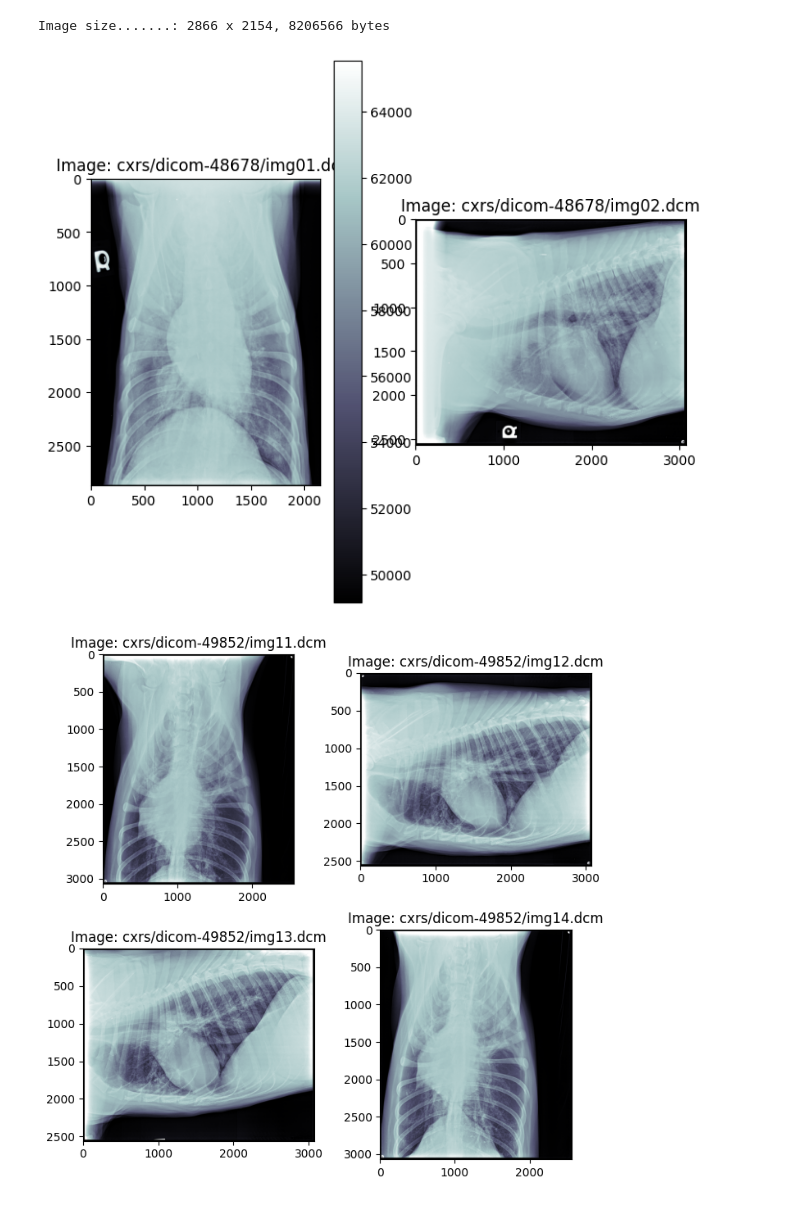
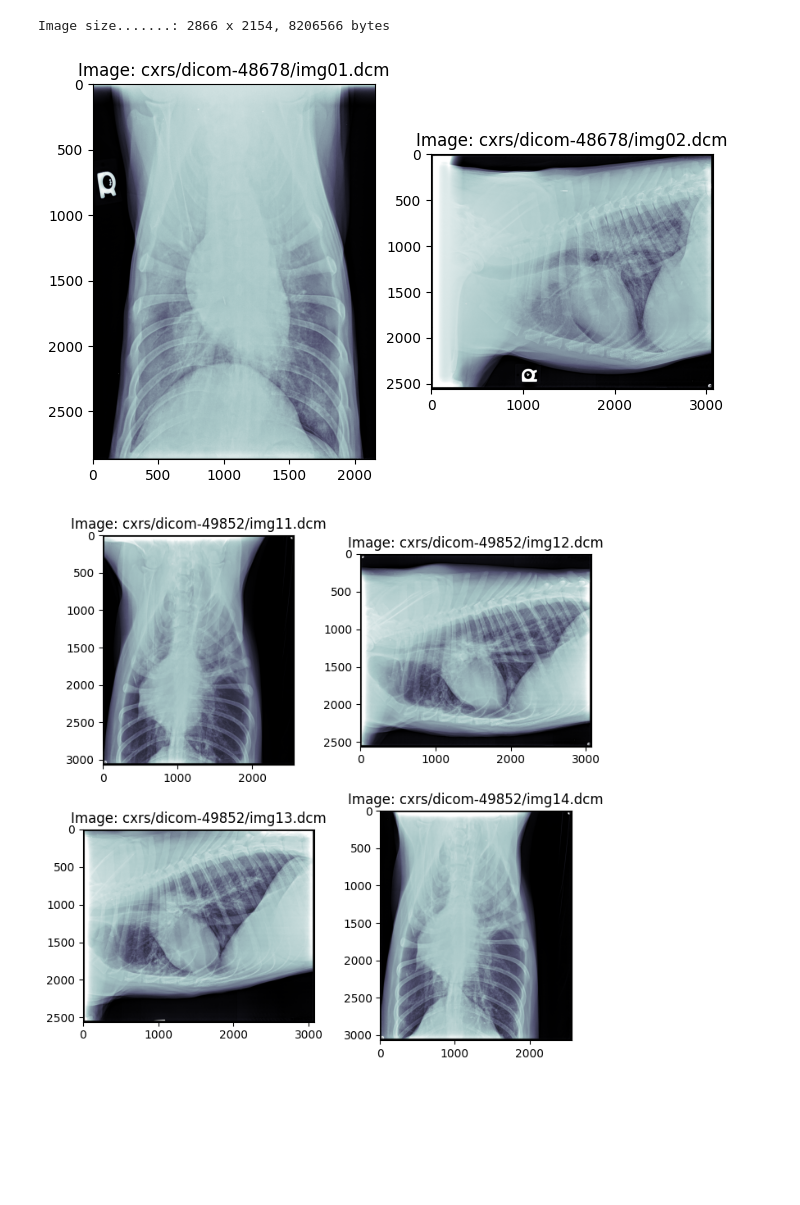
Before and after one commit to Amino21786/LMSMedicalSummerSchoolandConference, a Jupyter notebook: Summer School/CXRSChallenge/LMSPydicom.ipynb, the cells around one changed output. Saved outputs shown, nothing was run; the diff lists cells and outputs as text; code cells hidden in the pictures; blank space fills up the shorter version.

```diff
--- a/Summer School/CXRSChallenge/LMSPydicom.ipynb
+++ b/Summer School/CXRSChallenge/LMSPydicom.ipynb
@@ -49,14 +59,14 @@ Image size.......: 2866 x 2154, 8206566 bytes
 # %%
 fig, axs = plt.subplots(1, 2, figsize=(8, 8))
 axs[0].imshow(img1, cmap=plt.cm.bone)
 
 axs[0].set_title("Image: {0}".format(image01))
 axs[1].imshow(img2, cmap=plt.cm.bone)
 axs[1].set_title("Image: {0}".format(image02))
-fig.colorbar(ax=axs[0], mappable=axs[0].images[0], orientation='vertical', fraction=0.1)
+#fig.colorbar(ax=axs[0], mappable=axs[0].images[0], orientation='vertical', fraction=0.1)
 plt.show()
 # %% [output]
-[figure, old version]
+[figure, new version]
 # %%
 fig,ax = plt.subplots(2, 2, figsize=(8, 8))
 ax[0, 0].imshow(img3, cmap=plt.cm.bone)
```
Also changed, not shown: parts of 3 cells of this notebook, 5 other files.
